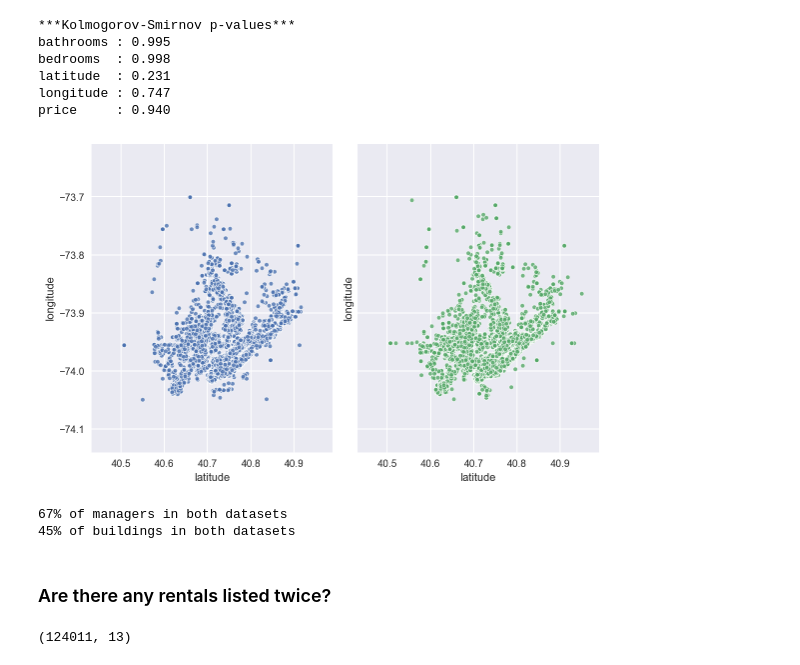
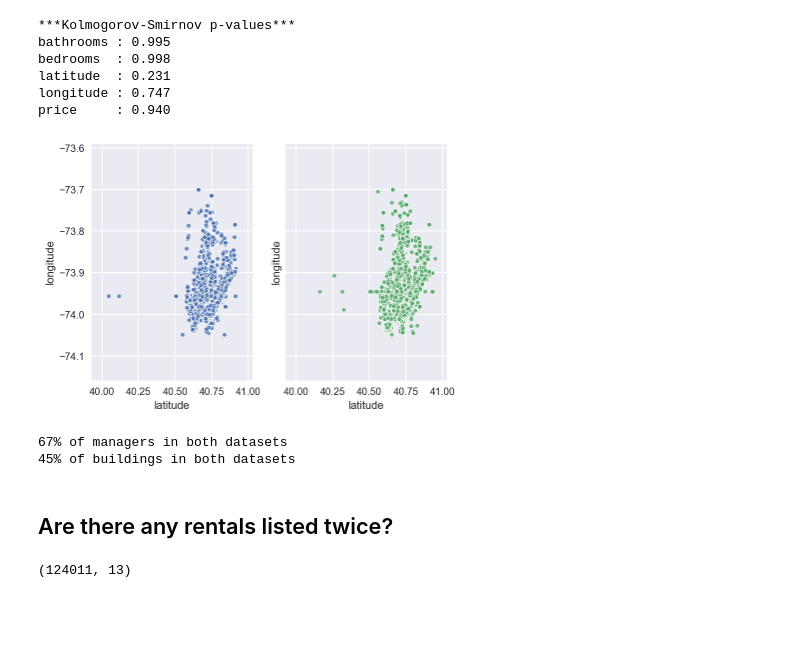
Before and after one commit to mdlynch37/kaggle-rental-interest, a Jupyter notebook: Executable/Feature-Engineering.ipynb, the cells around one changed output. Saved outputs shown, nothing was run; the diff lists cells and outputs as text; code cells hidden in the pictures; blank space fills up the shorter version.

```diff
--- a/Executable/Feature-Engineering.ipynb
+++ b/Executable/Feature-Engineering.ipynb
@@ -112,12 +89,11 @@ df.shape, df_te.shape
-# %%
-# Same size for easier comparisons
-df_te = df_te.sample(n=len(df), random_state=SEED)
 # %%
-df_te = df_te.sample(n=len(df), random_state=SEED)
-plot_count_comparison(
+# Same size for easier comparisons
+df_te_sized = df_te.sample(n=len(df), random_state=SEED)
+ax = plot_count_comparison(
     x='week',
-    df = df.assign(week=df.created.dt.week),
-    df_te = df_te.assign(week=df_te.created.dt.week))
+    df_tr=df.assign(week=df.created.dt.week),
+    df_te=df_te_sized.assign(week=df_te_sized.created.dt.week)
+)
 
 plt.ylim(0, 6000)
 plt.xlabel('Created (week number)')
@@ -140,20 +111,20 @@ np.log(df.price).plot('hist')
 # %%
-df_te = df_te.sample(n=len(df), random_state=SEED)
+df_te_sized = df_te.sample(n=len(df), random_state=SEED)
 
 min_ = np.log(df.price.min()) - 1
 max_ = np.log(df.price.max()) + 1
 bins = [min_, 7, 7.2, 7.4, 7.6, 7.8, 8, 8.2, 8.4, 8.6, 8.8, max_]
 
-data_tr = df.assign(lg_price=pd.cut(np.log(df.price), bins))
-data_te = df_te.assign(lg_price=pd.cut(np.log(df_te.price), bins))
+data_tr = df.assign(price_lg=pd.cut(np.log(df.price), bins))
+data_te = df_te_sized.assign(price_lg=pd.cut(np.log(df_te_sized.price), bins))
 
-ax = plot_count_comparison(x='lg_price', df=data_tr, df_te=data_te)
+ax = plot_count_comparison(x='price_lg', df_tr=data_tr, df_te=data_te)
 
 plt.xticks(rotation=75)
 plt.xlabel('Price (log)')
 plt.title('Distribution of Test vs Train Data Across Prices')
 
-_, ks2_pval = stats.ks_2samp(df_te.price, df.price)
+_, ks2_pval = stats.ks_2samp(df_te_sized.price, df.price)
 print('Kolmogorov-Smirnov p-value: {:.3f}'.format(ks2_pval))
 print('Show sampled same distribution very likely')
 
@@ -175,19 +146,20 @@ latitude  : 0.231
 longitude : 0.747
 price     : 0.940
 # %%
-df1 = LatLongImputer().fit_transform(df).assign(dataset='train')
-df2 = LatLongImputer().fit_transform(df_te).assign(dataset='test')
+df1 = LatLongImputer(broad=True).fit_transform(df).assign(dataset='train')
+df2 = LatLongImputer(broad=True).fit_transform(df_te).assign(dataset='test')
 
 data = pd.concat([df1, df2])
 
-fig, (ax1, ax2) = plt.subplots(ncols=2, figsize=(8, 5),
+fig, (ax1, ax2) = plt.subplots(ncols=2,
                                sharex=True, sharey=True)
 
 with sns.axes_style('white'):
-    for ax, df in ((ax1, df1), (ax2, df2)):
-        sns.regplot(x='latitude', y='longitude', data=df, fit_reg=False,
+    for ax, df_ in ((ax1, df1), (ax2, df2)):
+        sns.regplot(x='latitude', y='longitude', data=df_, fit_reg=False,
                     ax=ax, scatter_kws=dict(edgecolor='w', lw=.6, s=20)
-)
+    )
+
 plt.tight_layout()
 # %% [output]
-[figure, old version]
+[figure, new version]
@@ -214,7 +183,7 @@ print('{:.0%} of buildings in both datasets'.format(n_in_both/len(merged)))
 67% of managers in both datasets
 45% of buildings in both datasets
 # %% [markdown]
-### Are there any rentals listed twice?
+## Are there any rentals listed twice?
 # %%
 df = read_rental_interest(DF_TRAIN_PKL)
 df_te = read_rental_interest(DF_TEST_PKL)
```
Also changed, not shown: parts of 66 cells of this notebook, 5 other files.
